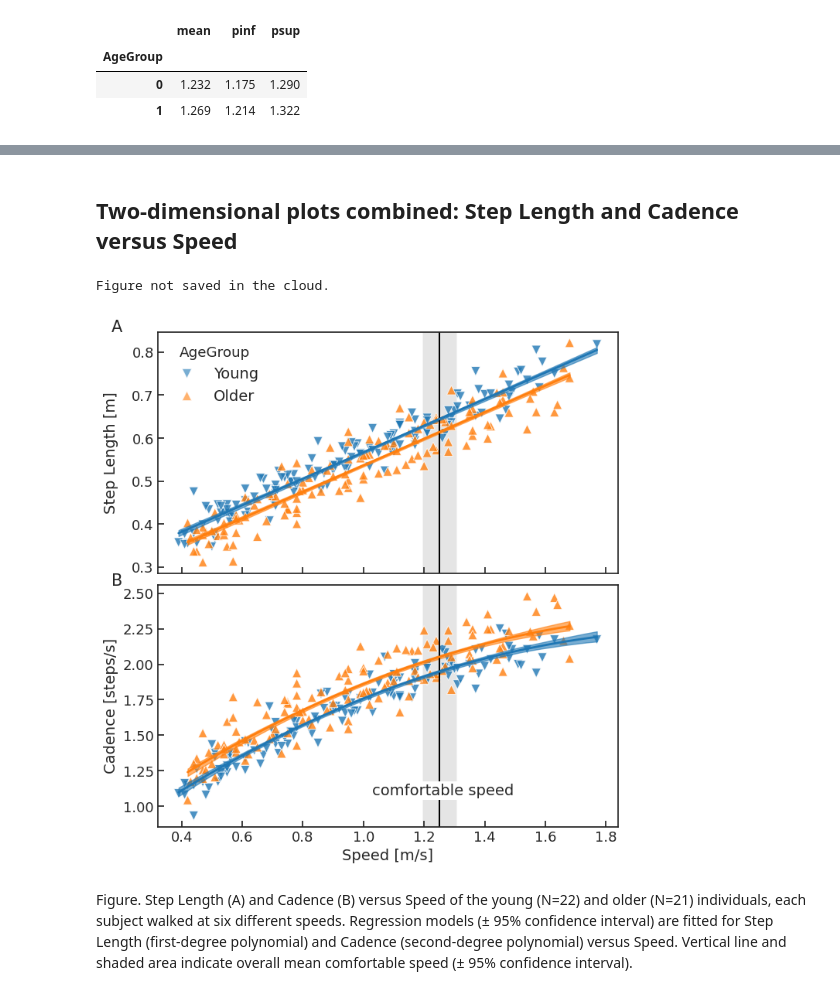
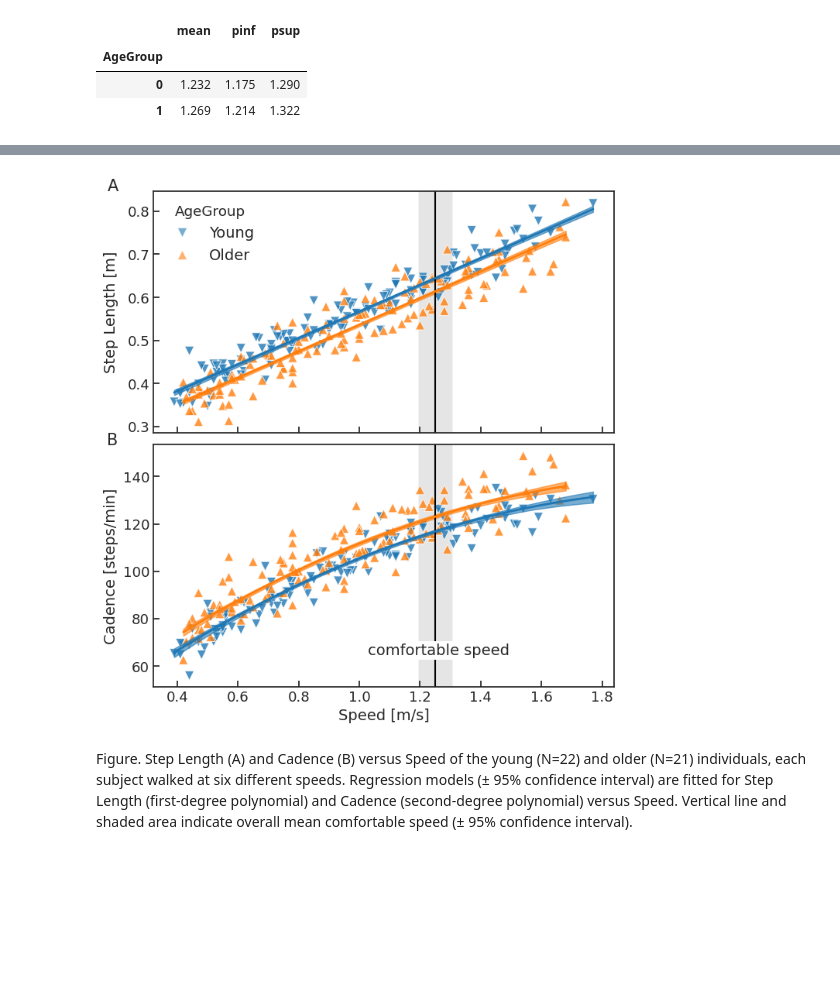
Before and after one commit to BMClab/papers, a Jupyter notebook: h2a_age_spt/notebooks/speed_age_spt.ipynb, the cells around one changed output, grey strips where cells are left out. Drawn from its saved outputs; the diff is of its cells as text; code cells hidden in the pictures; blank space fills up the shorter version.

```diff
--- a/h2a_age_spt/notebooks/speed_age_spt.ipynb
+++ b/h2a_age_spt/notebooks/speed_age_spt.ipynb
@@ -501,6 +501,8 @@ try:
         if os.getenv("COLAB_RELEASE_TAG"):
             wget.download("https://github.com/BMClab/papers/blob/master/h2a_age_spt/data/data_dict.pkl?raw=true")
             data_file = open('data_dict.pkl', 'rb')
+        else:
+            data_file = path2 / 'data_dict.pkl'
         data_dict = pickle.load(data_file)
         print(data_dict.keys())
     else:
@@ -689,3 +671,8 @@ df['AgeGroup'] = df['AgeGroup'].replace({'Young': 0, 'Older': 1}).astype(int)
+# %%
+dfraw = df.copy(deep=True)
+var = ['Speed', 'Cadence', 'StepLength']
+# Standardization (mean 0, variance 1)
+df[var] = df[var].apply(lambda x: (x-x.mean())/x.std(), axis=0)
 # %% [markdown]
 ### Run regression models
 # %%
@@ -833,9 +818,9 @@ We reject the null hypothesis that the residuals come from a population with nor
 (Shapiro-Wilk test: W(258) = 0.99, p = 0.022).
 # %%
 df2 = df.drop(index=df[(df.Subject == 7) | (df.Subject == 31) | (df.Subject == 39)].index, inplace=False)
-groups = df2['Subject']
-models, fit_ml, fit_re  = runmodels(df2, predictors, features, groups, names)
-display_table(models, names2)
+groups2 = df2['Subject']
+models, fit_ml, fit_re  = runmodels(df2, predictors, features, groups2, names)
+display_table(models, names2, filename=None)
 # %% [output]
 Running regression models...
 StepLength C(AgeGroup)
@@ -884,2 +872,7 @@ We reject the null hypothesis that the residuals come from a population with nor
 # %% [markdown]
 ### Confidence intervals for the mean by bootstrap
+# %%
+df = dfraw.copy(deep=True)  # back to the non-standardized values
+# run the models again but with non-standardized data to estimate the actual confidence intervals:
+df['Speed2'] = df['Speed']**2
+models, fit_ml, fit_re = runmodels(df, predictors, features, groups, names)
@@ -962,5 +976,3 @@ if not 'c_d' in data_dict.keys():
-# %% [markdown]
-## Two-dimensional plots combined: Step Length and Cadence versus Speed
 # %%
 # Convert back names for levels of factor Agegroup
 for key in list(data_dict.keys()):
@@ -979,7 +991,8 @@ keys = ['sl_d', 'c_d']
 vrs = ['StepLength', 'Cadence']
 # tuple: (df, df4, speed_comf, sl_comf, sldiff_comf, s_comf_ci.mean())
 xlabels = ['Speed [m/s]', 'Speed [m/s]']
-ylabels = ['Step Length [m]', 'Cadence [steps/s]']
+cadence_label = 'Cadence [steps/s]' if df['Cadence'].mean() < 10 else 'Cadence [steps/min]'
+ylabels = ['Step Length [m]', cadence_label]
 
 axs = axs.flatten()
 for i, ax in enumerate(axs):
@@ -995,35 +1008,34 @@ for i, ax in enumerate(axs):
     ax.fill_between(df4[df4['AgeGroup']==1]['Speed'],
                     df4[df4['AgeGroup']==1]['pinf'], df4[df4['AgeGroup']==1]['psup'],
                     color=sns.color_palette()[1], alpha=.6)
     sns.lineplot(x='Speed', y=vrs[i], data=df4, hue='AgeGroup',
                  errorbar=None, alpha=1, legend=False, lw=2, ax=ax)
     ax.tick_params(axis='both', labelsize=fs-1)
     ax.set_xlabel(xlabels[i], fontsize=fs)
     ax.set_ylabel(ylabels[i], fontsize=fs)
     ax.text(-0.1, 1, ab[i], fontsize=fs+1, transform=ax.transAxes)
 
 axs[0].legend(title='AgeGroup', fontsize=fs, loc='upper left', frameon=False)
 for lh in axs[0].get_legend().legend_handles:
     lh.set_alpha(.6)
     #lh._sizes = [40]
 axs[1].get_legend().remove()
 #text = 'mean comfortable speed\n({:.2f} m/s)'.format(data_dict[keys[2]][2])
 text = 'comfortable speed'
 axs[1].text(.62, .15, text, fontsize=fs, ha='center', va='center',
             bbox={'facecolor':'white', 'alpha':1, 'edgecolor':'none', 'pad':2},
             transform=axs[1].transAxes)
 fig.align_labels()
 plt.subplots_adjust(left=.1, bottom=.1, right=.95, top=.9, wspace=.1, hspace=.05)
 try:
     fig.savefig(f'{path2}{os.sep}regressions__SL_C.png', dpi=600)
     fig.savefig(f'{path2}{os.sep}regressions__SL_C.svg', dpi=600)
 except:
     print('Figure not saved in the cloud.')
 
 plt.show()
 # %% [output]
-Figure not saved in the cloud.
-[figure, old version]
+[figure, new version]
 # %% [markdown]
 Figure. Step Length (A) and Cadence (B) versus Speed of the young (N=22) and older (N=21) individuals, each subject walked at six different speeds. Regression models (± 95% confidence interval) are fitted for Step Length (first-degree polynomial) and Cadence (second-degree polynomial) versus Speed. Vertical line and shaded area indicate overall mean comfortable speed (± 95% confidence interval).
 # %% [markdown]
```
Also changed, not shown: parts of 28 cells of this notebook, 4 other files.
